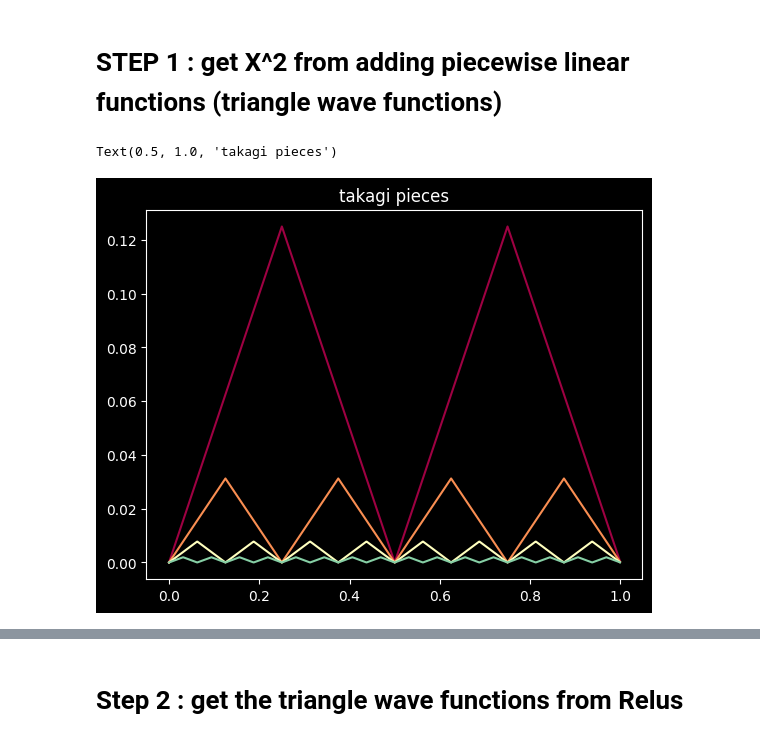
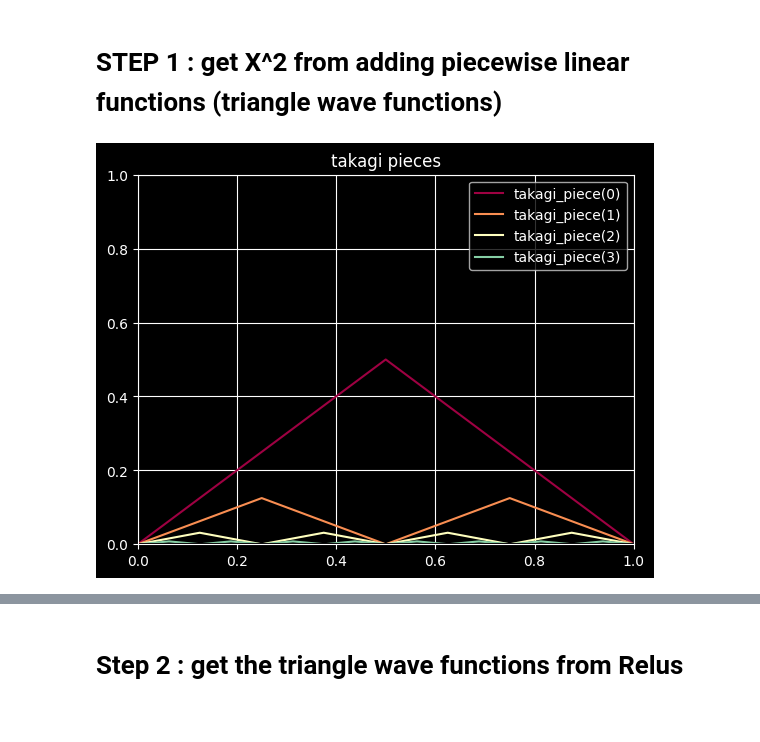
Before and after one commit to Hadrien-Cornier/cool-nn-stuff, a Jupyter notebook: polynomials_from_relus.ipynb, the cells around one changed output, grey strips where cells are left out. Saved outputs shown, nothing was run; the diff lists cells and outputs as text; code cells hidden in the pictures.

```diff
--- a/polynomials_from_relus.ipynb
+++ b/polynomials_from_relus.ipynb
@@ -25,7 +23,7 @@ def plot(x: np.ndarray) -> Callable[[np.ndarray,str,str], None]:
 
 def plt_setup(xlim:tuple = (0,1), ylim:tuple = (0,1), title:str = "getting $a*(X^2)+b$ from Relus is the goal") -> None:
     plt.grid(True)
-    plt.style.use('dark_background')
+    # plt.style.use('dark_background')
     plt.axhline(y=0, color='k')
     plt.axvline(x=0, color='k')
     plt.xlim(xlim)
@@ -35,34 +33,39 @@ def plt_setup(xlim:tuple = (0,1), ylim:tuple = (0,1), title:str = "getting $a*(X
     return None
 
 color_cycle = matplotlib.colormaps["Spectral"]
+
+X=np.arange(0,1,0.001)
+p = plot(X)
 # %% [markdown]
 # STEP 1 : get X^2 from adding piecewise linear functions (triangle wave functions)
 # %%
-def triangle_wave(x: tg.Tensor) -> tg.Tensor:
+def triangle_wave(x: np.ndarray) -> np.ndarray:
     """
     we call this $S_n(x)$ below
     """
-    left = x-x.floor()
-    right = x.ceil()-x
-    return (left<right)*left +(left>=right)*right
+    left = x-np.floor(x)
+    right = np.ceil(x)-x
+    return (left < right)*left + (left >= right)*right
 
-def takagi(x: tg.Tensor, N:int) ->  tg.Tensor:
-    #https://en.wikipedia.org/wiki/Blancmange_curve
-    return tg.Tensor.stack([takagi_piece(x,i) for i in range(N)],dim=1).sum(axis=1)
 
-def takagi_piece(x: tg.Tensor, i: int) -> tg.Tensor:
-    w = 0.25 # w=1/4 gives the parabola !
-    return (w**i) * triangle_wave((2**i)*x)
+def takagi(N: int) -> np.ndarray:
+    # https://en.wikipedia.org/wiki/Blancmange_curve
+    return np.stack([takagi_piece(i) for i in range(N)], axis=1).sum(axis=1)
+
+
+def takagi_piece(i: int) -> np.ndarray:
+    w = 0.25  # w=1/4 gives the parabola !
+    return (w**i) * triangle_wave((2**i)*X)
+
+
+# Let's print the takagi pieces once by one and see what they look like
+p(takagi_piece(0), "takagi_piece(0)", color=color_cycle(0.0))
+p(takagi_piece(1), "takagi_piece(1)", color=color_cycle(0.25))
+p(takagi_piece(2), "takagi_piece(2)", color=color_cycle(0.5))
+p(takagi_piece(3), "takagi_piece(3)", color=color_cycle(0.75))
+plt_setup(title="takagi pieces")
+plt.legend(loc="best")
+plt.show()
+# %% [output]
+[figure, added]
-# %%
-# Let's print the takagi pieces once by one and see what they look like
-X=tg.Tensor.arange(0,1,0.001)
-prt(takagi_piece(X,1).numpy(), "takagi_piece(X,1)", color=color_cycle(0.0))
-prt(takagi_piece(X,2).numpy(), "takagi_piece(X,2)", color=color_cycle(0.25))
-prt(takagi_piece(X,3).numpy(), "takagi_piece(X,3)", color=color_cycle(0.5))
-prt(takagi_piece(X,4).numpy(), "takagi_piece(X,4)", color=color_cycle(0.75))
-
-plt.title("takagi pieces")
-# %% [output]
-Text(0.5, 1.0, 'takagi pieces')
-[figure, removed]
 # %%
```
Also changed, not shown: parts of 12 cells of this notebook.
